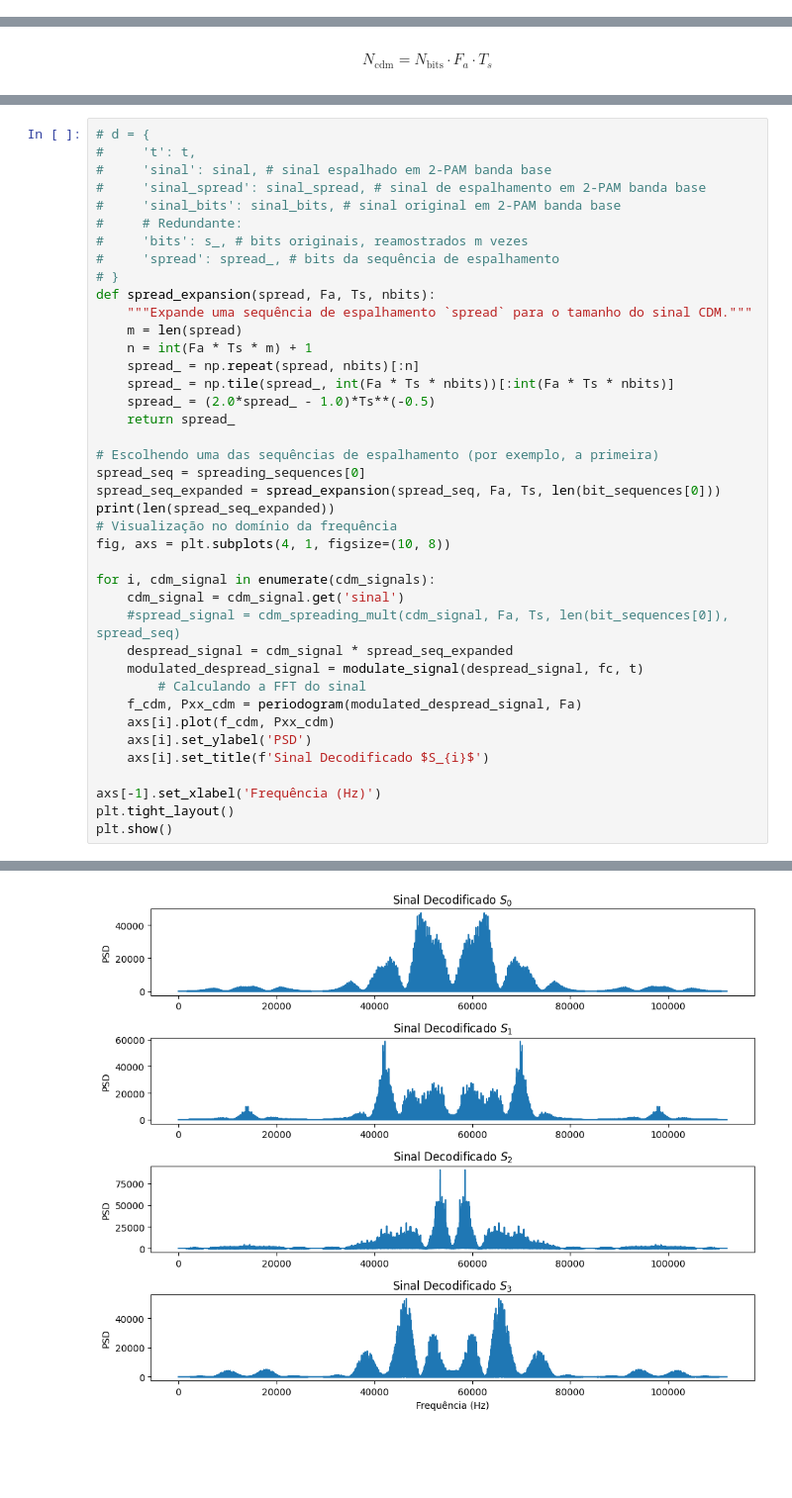
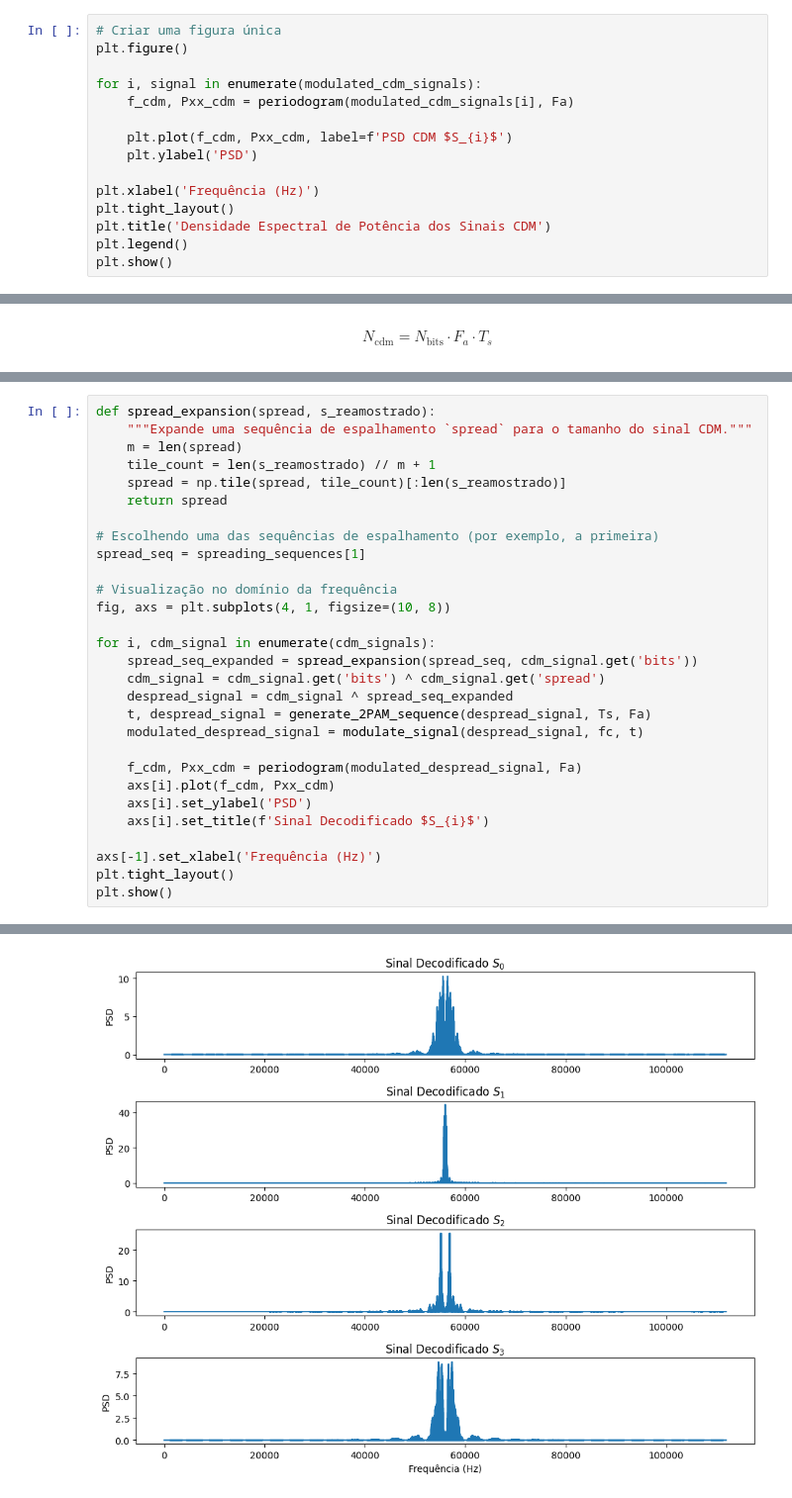
Before and after one commit to vini-fda/EET51_Lab4, a Jupyter notebook: lab4.ipynb, the cells around one changed output, grey strips where cells are left out. Shown at 99% size. Drawn from its saved outputs; the diff is of its cells as text; blank space fills up the shorter version.

```diff
--- a/lab4.ipynb
+++ b/lab4.ipynb
@@ -332,3 +381,18 @@ plt.tight_layout()
 plt.show()
 # %% [output]
 [figure]
+# %%
+# Criar uma figura única
+plt.figure()
+
+for i, signal in enumerate(modulated_cdm_signals):
+    f_cdm, Pxx_cdm = periodogram(modulated_cdm_signals[i], Fa)
+
+    plt.plot(f_cdm, Pxx_cdm, label=f'PSD CDM $S_{i}$')
+    plt.ylabel('PSD')
+
+plt.xlabel('Frequência (Hz)')
+plt.tight_layout()
+plt.title('Densidade Espectral de Potência dos Sinais CDM')
+plt.legend()
+plt.show()
@@ -443,35 +490,24 @@ def cdm_spreading_mult(cdm_signal, Fa, Ts, nbits, spread):
 # %%
-# d = {
-#     't': t,
-#     'sinal': sinal, # sinal espalhado em 2-PAM banda base
-#     'sinal_spread': sinal_spread, # sinal de espalhamento em 2-PAM banda base
-#     'sinal_bits': sinal_bits, # sinal original em 2-PAM banda base
-#     # Redundante:
-#     'bits': s_, # bits originais, reamostrados m vezes
-#     'spread': spread_, # bits da sequência de espalhamento
-# }
-def spread_expansion(spread, Fa, Ts, nbits):
+def spread_expansion(spread, s_reamostrado):
     """Expande uma sequência de espalhamento `spread` para o tamanho do sinal CDM."""
     m = len(spread)
-    n = int(Fa * Ts * m) + 1
-    spread_ = np.repeat(spread, nbits)[:n]
-    spread_ = np.tile(spread_, int(Fa * Ts * nbits))[:int(Fa * Ts * nbits)]
-    spread_ = (2.0*spread_ - 1.0)*Ts**(-0.5)
-    return spread_
+    tile_count = len(s_reamostrado) // m + 1
+    spread = np.tile(spread, tile_count)[:len(s_reamostrado)]
+    return spread
 
 # Escolhendo uma das sequências de espalhamento (por exemplo, a primeira)
-spread_seq = spreading_sequences[0]
-spread_seq_expanded = spread_expansion(spread_seq, Fa, Ts, len(bit_sequences[0]))
-print(len(spread_seq_expanded))
+spread_seq = spreading_sequences[1]
+
 # Visualização no domínio da frequência
 fig, axs = plt.subplots(4, 1, figsize=(10, 8))
 
 for i, cdm_signal in enumerate(cdm_signals):
-    cdm_signal = cdm_signal.get('sinal')
-    #spread_signal = cdm_spreading_mult(cdm_signal, Fa, Ts, len(bit_sequences[0]), spread_seq)
-    despread_signal = cdm_signal * spread_seq_expanded
+    spread_seq_expanded = spread_expansion(spread_seq, cdm_signal.get('bits'))
+    cdm_signal = cdm_signal.get('bits') ^ cdm_signal.get('spread')
+    despread_signal = cdm_signal ^ spread_seq_expanded
+    t, despread_signal = generate_2PAM_sequence(despread_signal, Ts, Fa)
     modulated_despread_signal = modulate_signal(despread_signal, fc, t)
-        # Calculando a FFT do sinal
+
     f_cdm, Pxx_cdm = periodogram(modulated_despread_signal, Fa)
     axs[i].plot(f_cdm, Pxx_cdm)
     axs[i].set_ylabel('PSD')
@@ -485 +520 @@ plt.show()
-[figure, old version]
+[figure, new version]
```
Also changed, not shown: parts of 14 cells of this notebook.
